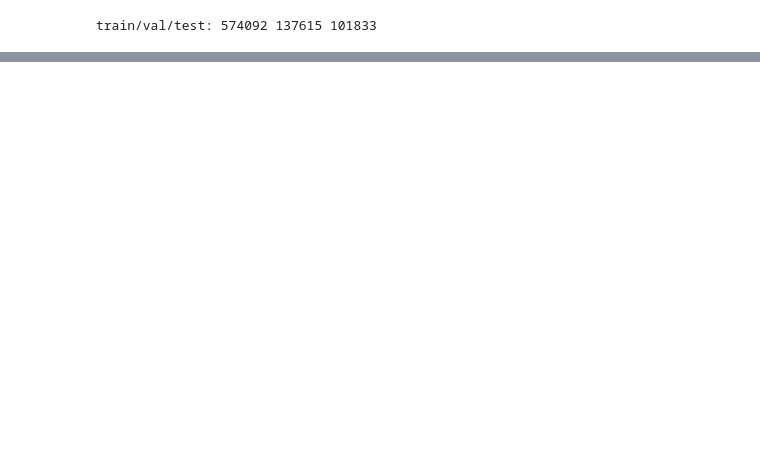
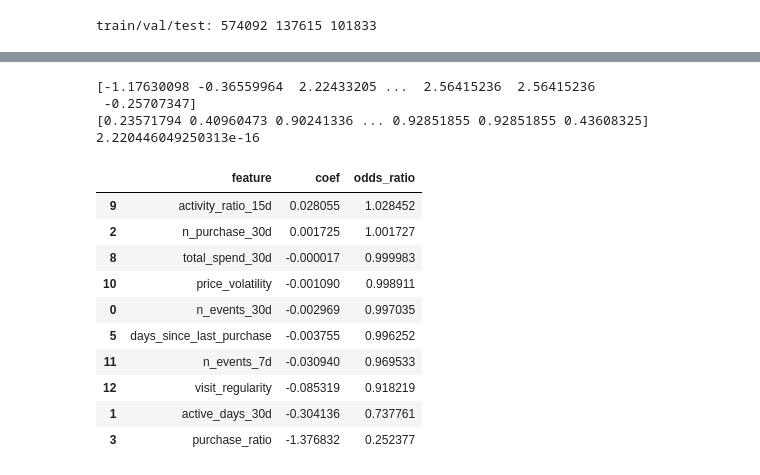
Before and after one commit to SKNETWORKS-FAMILY-AICAMP/SKN23-2nd-3Team, a Jupyter notebook: notebooks/ml/lg.ipynb, the cells around one changed output, grey strips where cells are left out. Cells and saved outputs as stored; diff of their text form; code cells hidden in the pictures; blank space fills up the shorter version.

Commit message:
edit_lg_ipynb_json_joblib_0112

```diff
--- a/notebooks/ml/lg.ipynb
+++ b/notebooks/ml/lg.ipynb
@@ -280,0 +387,50 @@ n_unique_users: 101833
+# %%
+import joblib
+import numpy as np
+import pandas as pd
+
+model = joblib.load(OUT_DIR / "model.joblib")
+
+# X는 feature_list 순서대로
+# z: 시그모이드 적용 전 점수(로그오즈)
+z = model.decision_function(X)
+
+# p: 시그모이드 적용 후 확률
+p = model.predict_proba(X)[:, 1]
+print(z)
+print(p)
+# 직접 시그모이드 적용한 값과 동일한지 확인
+p2 = 1 / (1 + np.exp(-z))
+print(np.max(np.abs(p - p2)))
+# %% [output]
+[-1.17630098 -0.36559964  2.22433205 ...  2.56415236  2.56415236
+ -0.25707347]
+[0.23571794 0.40960473 0.90241336 ... 0.92851855 0.92851855 0.43608325]
+2.220446049250313e-16
+# %%
+import pandas as pd
+import numpy as np
+
+coefs = model.coef_.ravel()
+feat = feature_cols  # feature_list.json에서 읽은 순서 그대로여야 함
+
+coef_df = pd.DataFrame({
+    "feature": feat,
+    "coef": coefs,
+    "odds_ratio": np.exp(coefs)  # 1보다 크면 휴면 odds 증가, 작으면 감소
+}).sort_values("coef", ascending=False)
+
+coef_df.head(10)      # 위험 올리는 상위
+coef_df.tail(10)      # 위험 내리는 상위
+# %% [output]
+|  | feature | coef | odds_ratio |
+| 9 | activity_ratio_15d | 0.028055 | 1.028452 |
+| 2 | n_purchase_30d | 0.001725 | 1.001727 |
+| 8 | total_spend_30d | -0.000017 | 0.999983 |
+| 10 | price_volatility | -0.001090 | 0.998911 |
+| 0 | n_events_30d | -0.002969 | 0.997035 |
+| 5 | days_since_last_purchase | -0.003755 | 0.996252 |
+| 11 | n_events_7d | -0.030940 | 0.969533 |
+| 12 | visit_regularity | -0.085319 | 0.918219 |
+| 1 | active_days_30d | -0.304136 | 0.737761 |
+| 3 | purchase_ratio | -1.376832 | 0.252377 |
```
Also changed, not shown: parts of 26 cells of this notebook, 7 other files.
